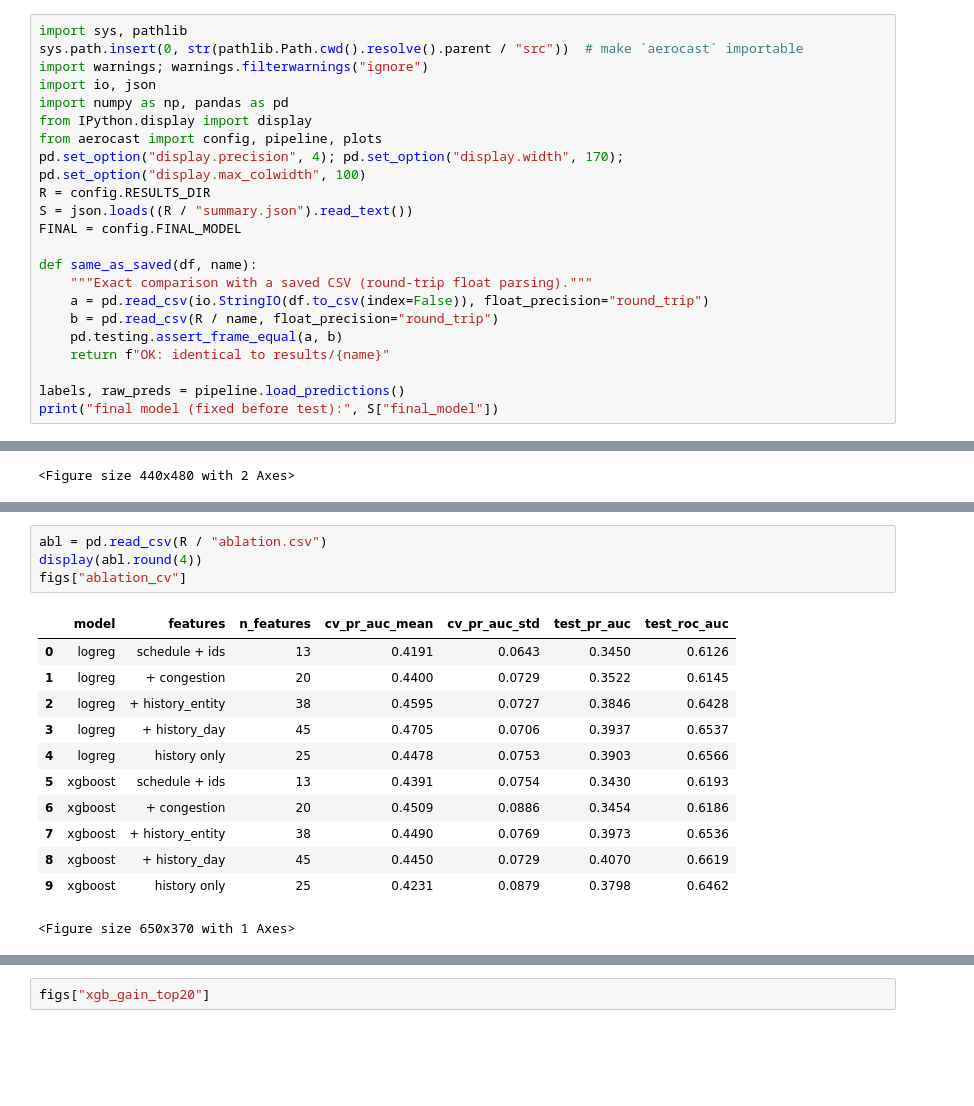
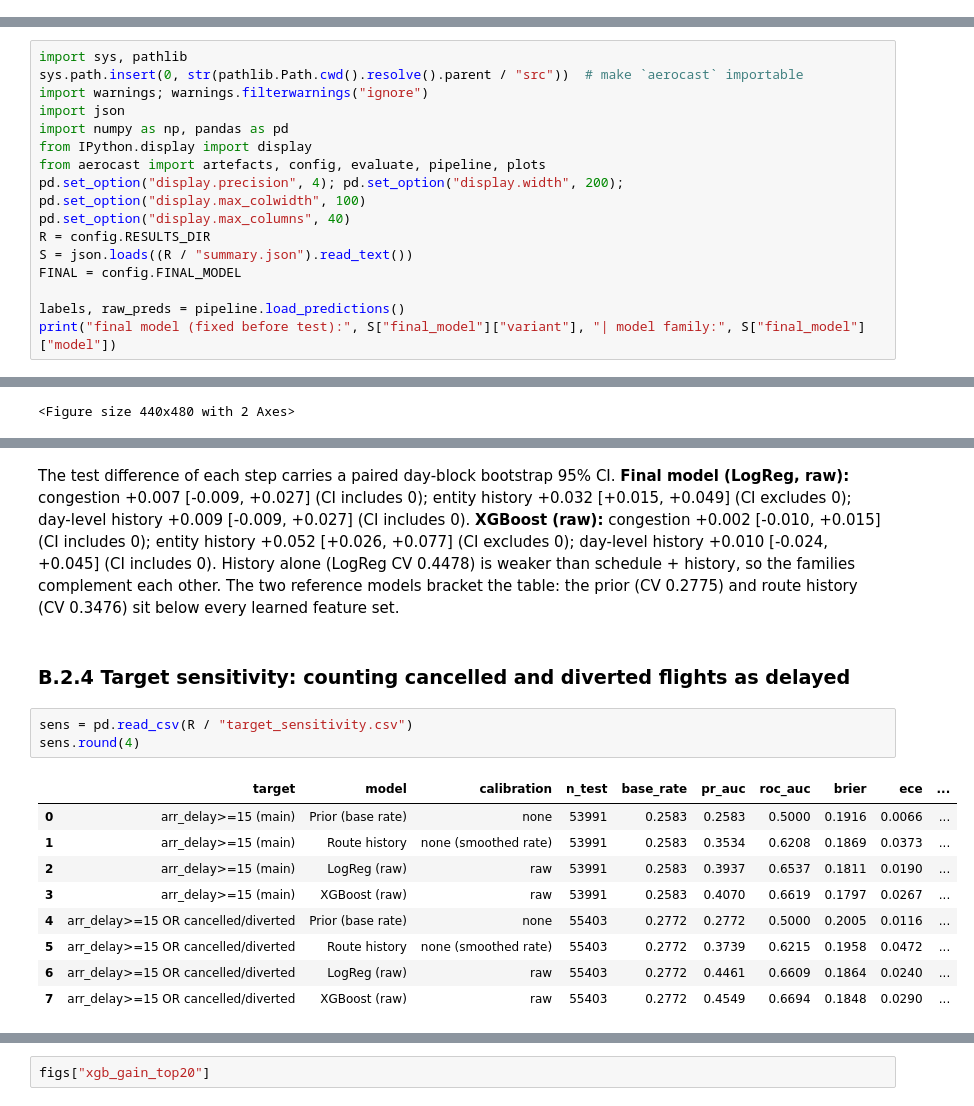
Before and after one commit to nipun1803/AeroCast-AI, a Jupyter notebook: notebooks/04_evaluation.ipynb, the cells around one changed output, grey strips where cells are left out. Drawn from its saved outputs; the diff is of its cells as text; blank space fills up the shorter version.

```diff
--- a/notebooks/04_evaluation.ipynb
+++ b/notebooks/04_evaluation.ipynb
@@ -14,22 +0,0 @@
-# %%
-import sys, pathlib
-sys.path.insert(0, str(pathlib.Path.cwd().resolve().parent / "src"))  # make `aerocast` importable
-import warnings; warnings.filterwarnings("ignore")
-import io, json
-import numpy as np, pandas as pd
-from IPython.display import display
-from aerocast import config, pipeline, plots
-pd.set_option("display.precision", 4); pd.set_option("display.width", 170); pd.set_option("display.max_colwidth", 100)
-R = config.RESULTS_DIR
-S = json.loads((R / "summary.json").read_text())
-FINAL = config.FINAL_MODEL
-
-def same_as_saved(df, name):
-    """Exact comparison with a saved CSV (round-trip float parsing)."""
-    a = pd.read_csv(io.StringIO(df.to_csv(index=False)), float_precision="round_trip")
-    b = pd.read_csv(R / name, float_precision="round_trip")
-    pd.testing.assert_frame_equal(a, b)
-    return f"OK: identical to results/{name}"
-
-labels, raw_preds = pipeline.load_predictions()
-print("final model (fixed before test):", S["final_model"])
@@ -110,0 +23,16 @@ OK: identical to results/metrics_all.csv
+# %%
+import sys, pathlib
+sys.path.insert(0, str(pathlib.Path.cwd().resolve().parent / "src"))  # make `aerocast` importable
+import warnings; warnings.filterwarnings("ignore")
+import json
+import numpy as np, pandas as pd
+from IPython.display import display
+from aerocast import artefacts, config, evaluate, pipeline, plots
+pd.set_option("display.precision", 4); pd.set_option("display.width", 200); pd.set_option("display.max_colwidth", 100)
+pd.set_option("display.max_columns", 40)
+R = config.RESULTS_DIR
+S = json.loads((R / "summary.json").read_text())
+FINAL = config.FINAL_MODEL
+
+labels, raw_preds = pipeline.load_predictions()
+print("final model (fixed before test):", S["final_model"]["variant"], "| model family:", S["final_model"]["model"])
@@ -230,17 +467,17 @@ Each cumulative step is refit with the CV-chosen hyperparameters. **Claims rest
+# %% [markdown]
+The test difference of each step carries a paired day-block bootstrap 95% CI. **Final model (LogReg, raw):** congestion +0.007 [-0.009, +0.027] (CI includes 0); entity history +0.032 [+0.015, +0.049] (CI excludes 0); day-level history +0.009 [-0.009, +0.027] (CI includes 0). **XGBoost (raw):** congestion +0.002 [-0.010, +0.015] (CI includes 0); entity history +0.052 [+0.026, +0.077] (CI excludes 0); day-level history +0.010 [-0.024, +0.045] (CI includes 0). History alone (LogReg CV 0.4478) is weaker than schedule + history, so the families complement each other. The two reference models bracket the table: the prior (CV 0.2775) and route history (CV 0.3476) sit below every learned feature set.
+# %% [markdown]
+### B.2.4 Target sensitivity: counting cancelled and diverted flights as delayed
 # %%
-abl = pd.read_csv(R / "ablation.csv")
-display(abl.round(4))
-figs["ablation_cv"]
+sens = pd.read_csv(R / "target_sensitivity.csv")
+sens.round(4)
 # %% [output]
-|  | model | features | n_features | cv_pr_auc_mean | cv_pr_auc_std | test_pr_auc | test_roc_auc |
-| 0 | logreg | schedule + ids | 13 | 0.4191 | 0.0643 | 0.3450 | 0.6126 |
-| 1 | logreg | + congestion | 20 | 0.4400 | 0.0729 | 0.3522 | 0.6145 |
-| 2 | logreg | + history_entity | 38 | 0.4595 | 0.0727 | 0.3846 | 0.6428 |
-| 3 | logreg | + history_day | 45 | 0.4705 | 0.0706 | 0.3937 | 0.6537 |
-| 4 | logreg | history only | 25 | 0.4478 | 0.0753 | 0.3903 | 0.6566 |
-| 5 | xgboost | schedule + ids | 13 | 0.4391 | 0.0754 | 0.3430 | 0.6193 |
-| 6 | xgboost | + congestion | 20 | 0.4509 | 0.0886 | 0.3454 | 0.6186 |
-| 7 | xgboost | + history_entity | 38 | 0.4490 | 0.0769 | 0.3973 | 0.6536 |
-| 8 | xgboost | + history_day | 45 | 0.4450 | 0.0729 | 0.4070 | 0.6619 |
-| 9 | xgboost | history only | 25 | 0.4231 | 0.0879 | 0.3798 | 0.6462 |
+|  | target | model | calibration | n_test | base_rate | pr_auc | roc_auc | brier | ece | ... |
+| 0 | arr_delay>=15 (main) | Prior (base rate) | none | 53991 | 0.2583 | 0.2583 | 0.5000 | 0.1916 | 0.0066 | ... |
+| 1 | arr_delay>=15 (main) | Route history | none (smoothed rate) | 53991 | 0.2583 | 0.3534 | 0.6208 | 0.1869 | 0.0373 | ... |
+| 2 | arr_delay>=15 (main) | LogReg (raw) | raw | 53991 | 0.2583 | 0.3937 | 0.6537 | 0.1811 | 0.0190 | ... |
+| 3 | arr_delay>=15 (main) | XGBoost (raw) | raw | 53991 | 0.2583 | 0.4070 | 0.6619 | 0.1797 | 0.0267 | ... |
+| 4 | arr_delay>=15 OR cancelled/diverted | Prior (base rate) | none | 55403 | 0.2772 | 0.2772 | 0.5000 | 0.2005 | 0.0116 | ... |
+| 5 | arr_delay>=15 OR cancelled/diverted | Route history | none (smoothed rate) | 55403 | 0.2772 | 0.3739 | 0.6215 | 0.1958 | 0.0472 | ... |
+| 6 | arr_delay>=15 OR cancelled/diverted | LogReg (raw) | raw | 55403 | 0.2772 | 0.4461 | 0.6609 | 0.1864 | 0.0240 | ... |
+| 7 | arr_delay>=15 OR cancelled/diverted | XGBoost (raw) | raw | 55403 | 0.2772 | 0.4549 | 0.6694 | 0.1848 | 0.0290 | ... |
-<Figure size 650x370 with 1 Axes>
```
Also changed, not shown: parts of 87 cells of this notebook, 3 other files.
